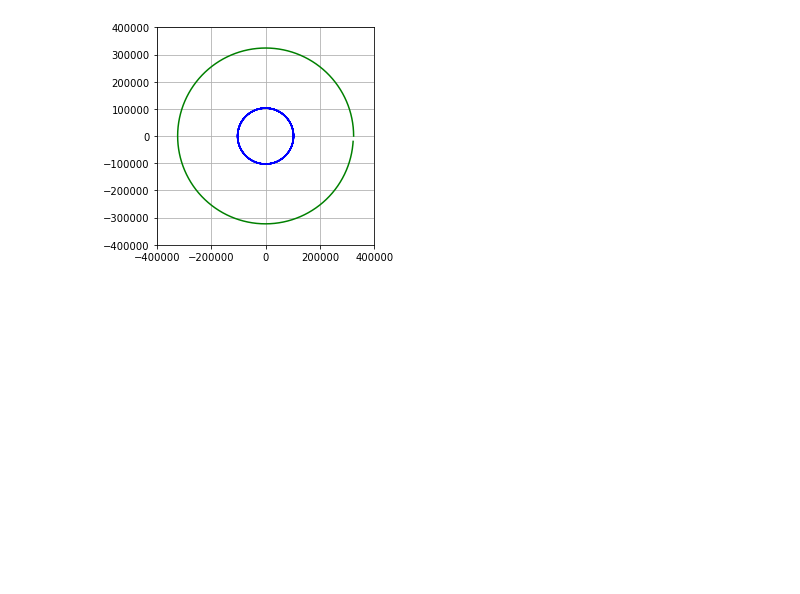
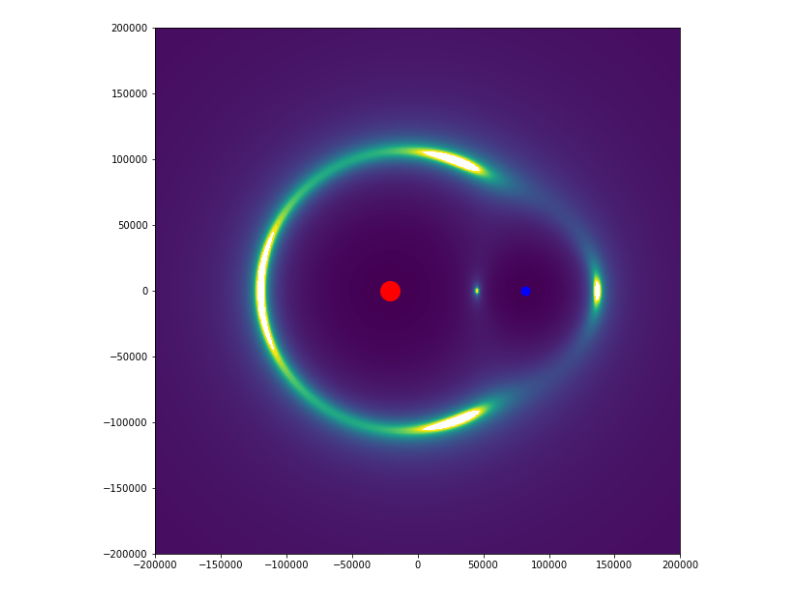
Before and after one commit to DND-DRDC-RDDC/OS_PyCoMod, a Jupyter notebook: lagrange.ipynb, the cells around one changed output. Drawn from its saved outputs; the diff is of its cells as text; code cells hidden in the pictures; blank space fills up the shorter version.

```diff
--- a/lagrange.ipynb
+++ b/lagrange.ipynb
@@ -100,27 +166,59 @@ class Dune(pcm.Model):
 d = Dune()
 # %%
 mgr = pcm.RunManager()
-mgr.run(d, duration=24*23, dt=0.1, tunit=np.timedelta64(1, 'h'), label='My run')
+mgr.run(d, duration=24*0, dt=0.1, tunit=np.timedelta64(1, 'h'), label='My run')
 # %%
 import matplotlib.pyplot as plt
-fig, ax = plt.subplots()
+fig, ax = plt.subplots(figsize=(10, 10))
 
-ax.plot(d.Px_h.value_hist, d.Py_h.value_hist, color='blue')
-ax.plot(d.Px_a.value_hist, d.Py_a.value_hist, color='red')
-ax.plot(d.Px_m.value_hist, d.Py_m.value_hist, color='green')
+
+ax.plot(d.Px_a.value_hist, d.Py_a.value_hist, color='red', linewidth=0.5)
+ax.plot(d.Px_a.value_hist[-1], d.Py_a.value_hist[-1], color='red', marker='o', markersize=20)
+
+ax.plot(d.Px_h.value_hist, d.Py_h.value_hist, color='blue', linewidth=0.5)
+ax.plot(d.Px_h.value_hist[-1], d.Py_h.value_hist[-1], color='blue', marker='o', markersize=9)
+
+ax.plot(d.Px_m.value_hist, d.Py_m.value_hist, color='green', linewidth=0.5)
+ax.plot(d.Px_m.value_hist[-1], d.Py_m.value_hist[-1], color='green', marker='o', markersize=4)
+
+
+
+
+#X = d.Gx
+#Y = d.Gy
+#U, V = np.meshgrid(X, Y)
+N = d.N
+Fx = [0]*(N+1)
+Fy = [0]*(N+1)
+for j in range(N+1):
+    Fx[j] = [0]*(N+1)
+    Fy[j] = [0]*(N+1)
+    for i in range(N+1):
+        Fx[j][i] = 1/math.sqrt(d.Fx[j][i]()**2 + d.Fy[j][i]()**2)
+        #Fy[j][i] = d.Fy[j][i]()
+
+
+
+
+ax.contourf(d.Gx, d.Gy, Fx, levels=np.linspace(0, 0.03, 500))
+#ax.quiverkey(q, X=0.3, Y=1.1, U=10,
+#             label='Quiver key, length = 20', labelpos='E')
+
+#ax.quiver(d.Gx, d.Gy, Fx, Fy, width=0.002)
 
 
 #ax.set(xlabel='time (s)', ylabel='voltage (mV)',
 #       title='About as simple as it gets, folks')
-ax.grid()
+r = 200000
+#ax.grid()
 ax.set_aspect('equal', 'box')
-ax.set_xlim([-400000, 400000])
-ax.set_ylim([-400000, 400000])
+ax.set_xlim([-r, r])
+ax.set_ylim([-r, r])
 
 
 plt.show()
 # %% [output]
-[figure, old version]
+[figure, new version]
 # %%
 d.Vy_a.value_hist[-1]
 # %%
```
Also changed, not shown: parts of 3 cells of this notebook, 1 other file.
